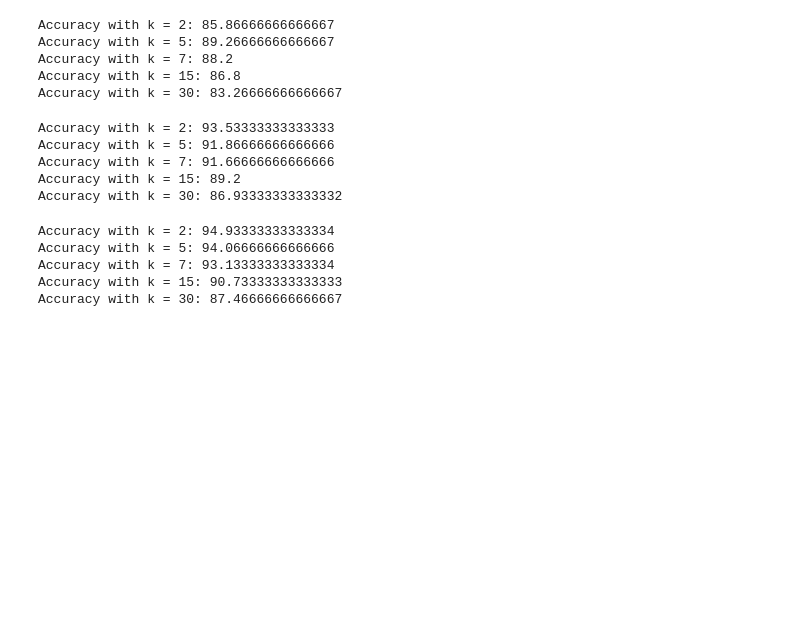
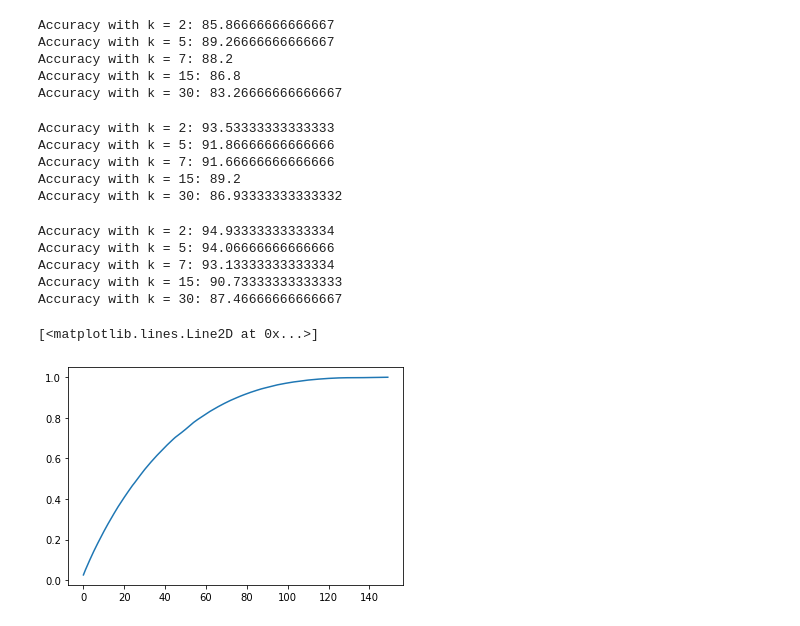
Before and after one commit to anpolienko/Autumn_Python_2022, a Jupyter notebook: homework-2/PCA (14.09.2022).ipynb, the cells around one changed output. Saved outputs shown, nothing was run; the diff lists cells and outputs as text; code cells hidden in the pictures; blank space fills up the shorter version.

```diff
--- a/homework-2/PCA (14.09.2022).ipynb
+++ b/homework-2/PCA (14.09.2022).ipynb
@@ -280,3 +292,10 @@ Accuracy with k = 5: 94.06666666666666
 Accuracy with k = 7: 93.13333333333334
 Accuracy with k = 15: 90.73333333333333
 Accuracy with k = 30: 87.46666666666667
+# %%
+A = np.random.randn(150,150)
+l, _ = np.linalg.eig(A.dot(A.T))
+plt.plot(np.cumsum(l) / np.sum(l))
+# %% [output]
+[<matplotlib.lines.Line2D at 0x...>]
+[figure, added]
```
Also changed, not shown: parts of 5 cells of this notebook.
